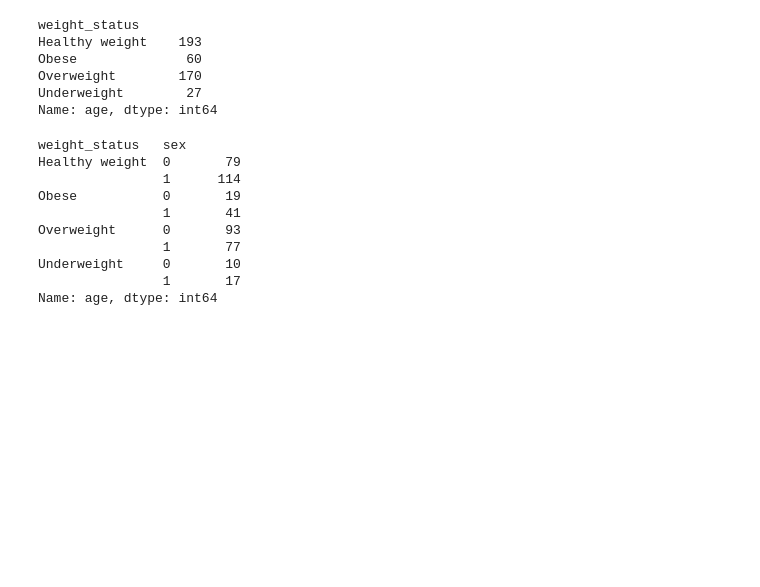
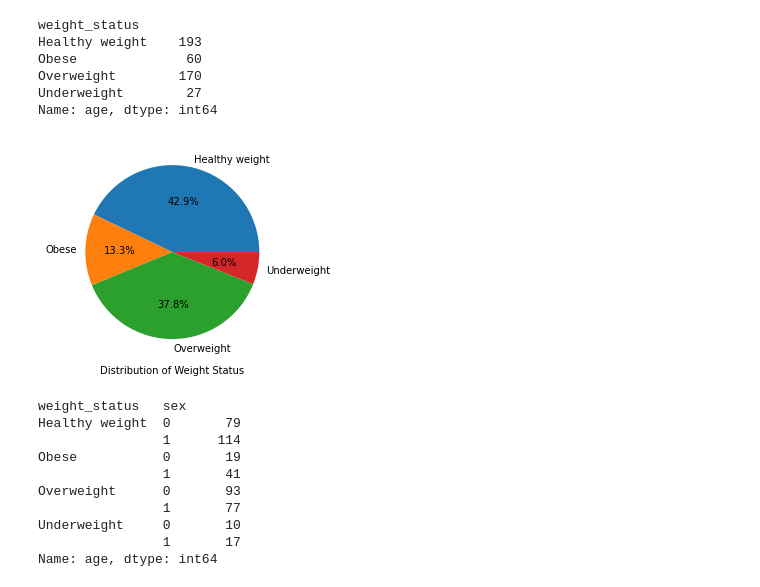
Before and after one commit to Almandiro/Rutgers_DS_Project_1, a Jupyter notebook: clean_heart_data_jg.ipynb, the cells around one changed output. Cells and saved outputs as stored; diff of their text form; code cells hidden in the pictures; blank space fills up the shorter version.

Commit message:
Created distribution of weight fig

```diff
--- a/clean_heart_data_jg.ipynb
+++ b/clean_heart_data_jg.ipynb
@@ -503,6 +503,14 @@ Obese              60
 Overweight        170
 Underweight        27
 Name: age, dtype: int64
+# %%
+#Generate Pie plot showing distribution of weight status
+ws_count.plot(kind = 'pie', autopct = '%1.1f%%')
+plt.ylabel('')
+plt.xlabel('Distribution of Weight Status')
+plt.savefig('ll_images/Distribution of Weight Status')
+# %% [output]
+[figure, added]
 # %%
 #Counts of weight status by gender group with use of Groupby function
 ws_g_group = ll_replaced_df.groupby(['weight_status','sex'])
```
Also changed, not shown: parts of 1 cell of this notebook, 2 other files.
